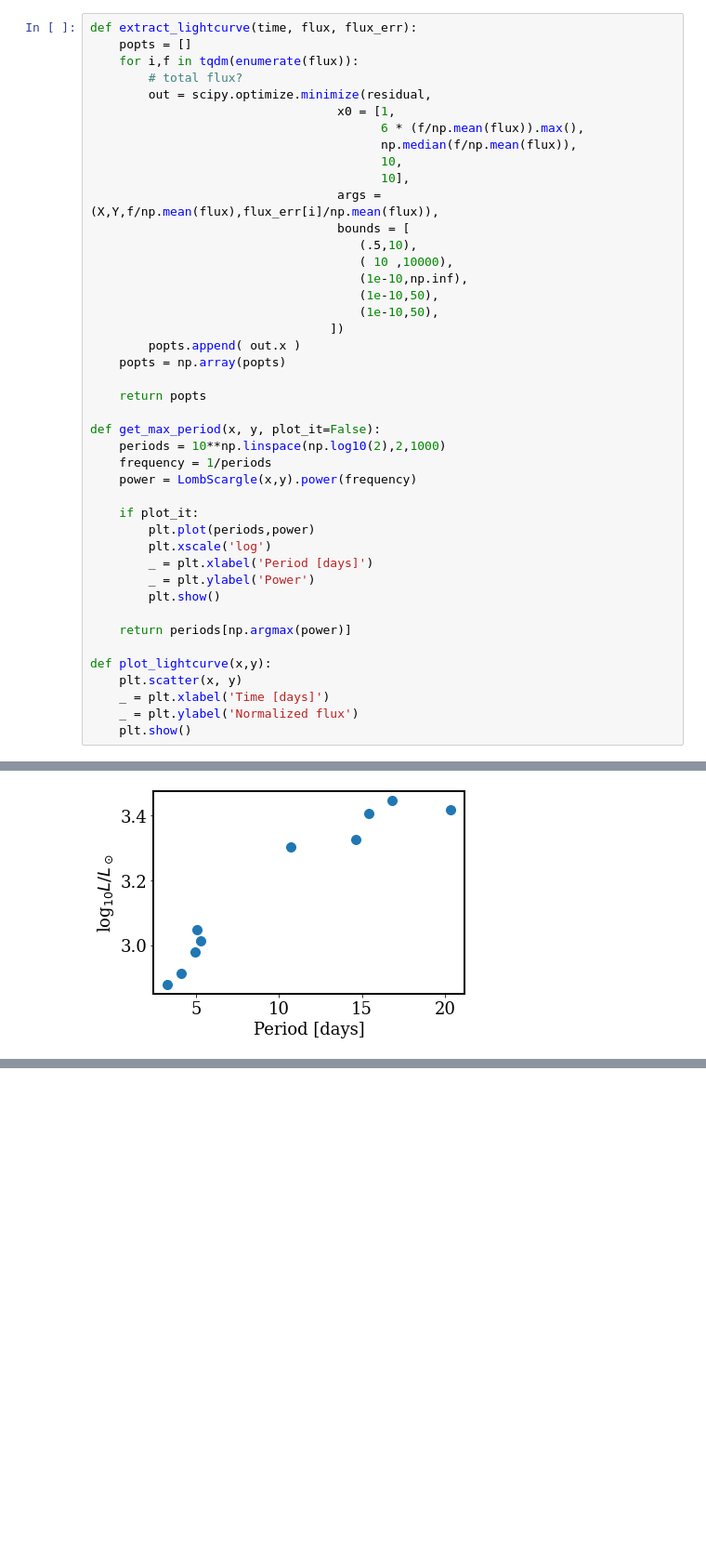
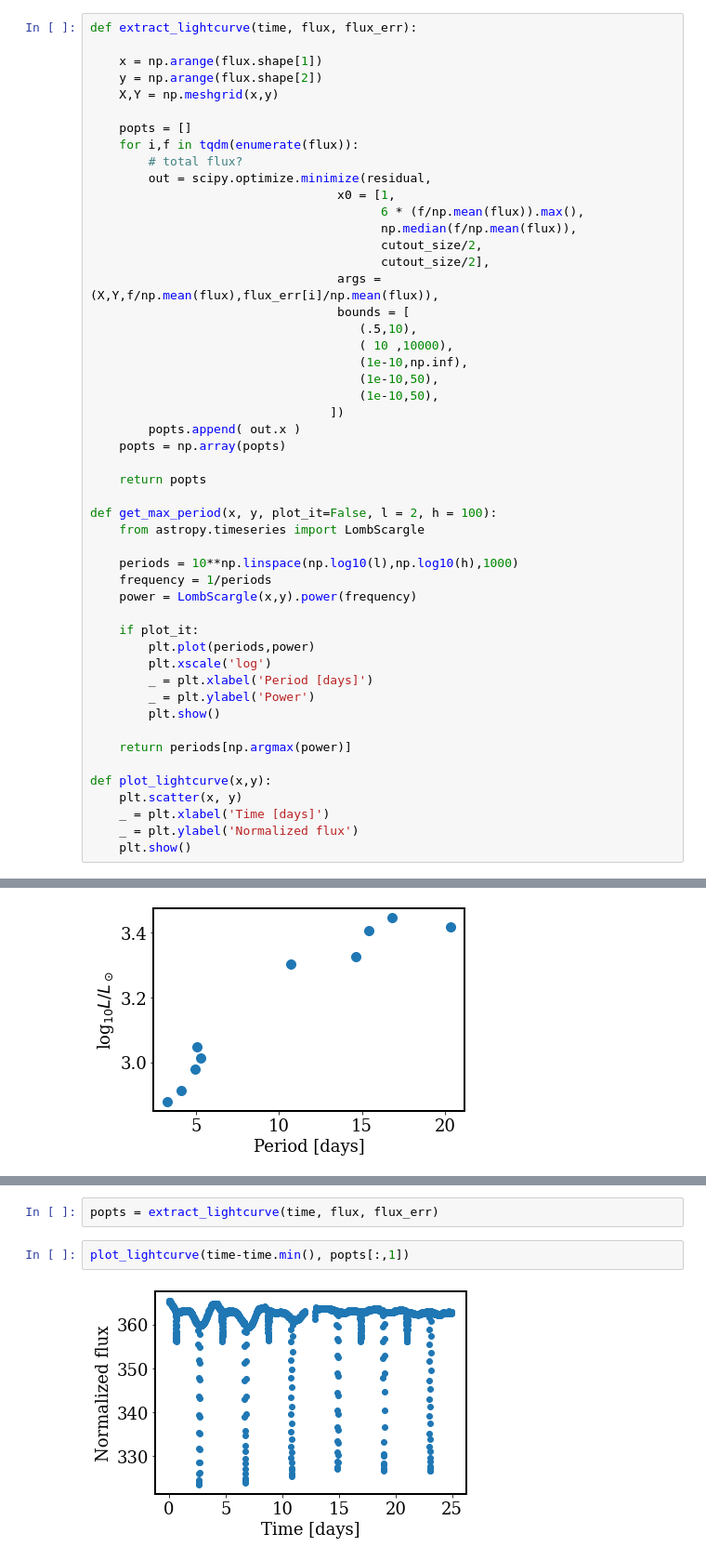
Before and after one commit to jaredcsiegel/PythonClass, a Jupyter notebook: final_projects.ipynb, the cells around one changed output, grey strips where cells are left out. Shown: that part at 93% size. Drawn from its saved outputs; the diff is of its cells as text; blank space fills up the shorter version.

```diff
--- a/final_projects.ipynb
+++ b/final_projects.ipynb
@@ -253,6 +274,11 @@ plt.xscale('log')
 ### Step 6: repeat this process on mulitple stars
 # %%
 def extract_lightcurve(time, flux, flux_err):
+
+    x = np.arange(flux.shape[1])
+    y = np.arange(flux.shape[2])
+    X,Y = np.meshgrid(x,y)
+
     popts = []
     for i,f in tqdm(enumerate(flux)):
         # total flux?
@@ -260,8 +286,8 @@ def extract_lightcurve(time, flux, flux_err):
                                   x0 = [1,
                                         6 * (f/np.mean(flux)).max(),
                                         np.median(f/np.mean(flux)),
-                                        10,
-                                        10],
+                                        cutout_size/2,
+                                        cutout_size/2],
                                   args = (X,Y,f/np.mean(flux),flux_err[i]/np.mean(flux)),
                                   bounds = [
                                      (.5,10),
@@ -275,8 +301,10 @@ def extract_lightcurve(time, flux, flux_err):
 
     return popts
 
-def get_max_period(x, y, plot_it=False):
-    periods = 10**np.linspace(np.log10(2),2,1000)
+def get_max_period(x, y, plot_it=False, l = 2, h = 100):
+    from astropy.timeseries import LombScargle
+
+    periods = 10**np.linspace(np.log10(l),np.log10(h),1000)
     frequency = 1/periods
     power = LombScargle(x,y).power(frequency)
 
@@ -408,0 +495,6 @@ _ = plt.ylabel('log$_{10} L / L_\odot$')
+# %%
+popts = extract_lightcurve(time, flux, flux_err)
+# %%
+plot_lightcurve(time-time.min(), popts[:,1])
+# %% [output]
+[figure, added]
```
Also changed, not shown: parts of 17 cells of this notebook, 1 other file.
